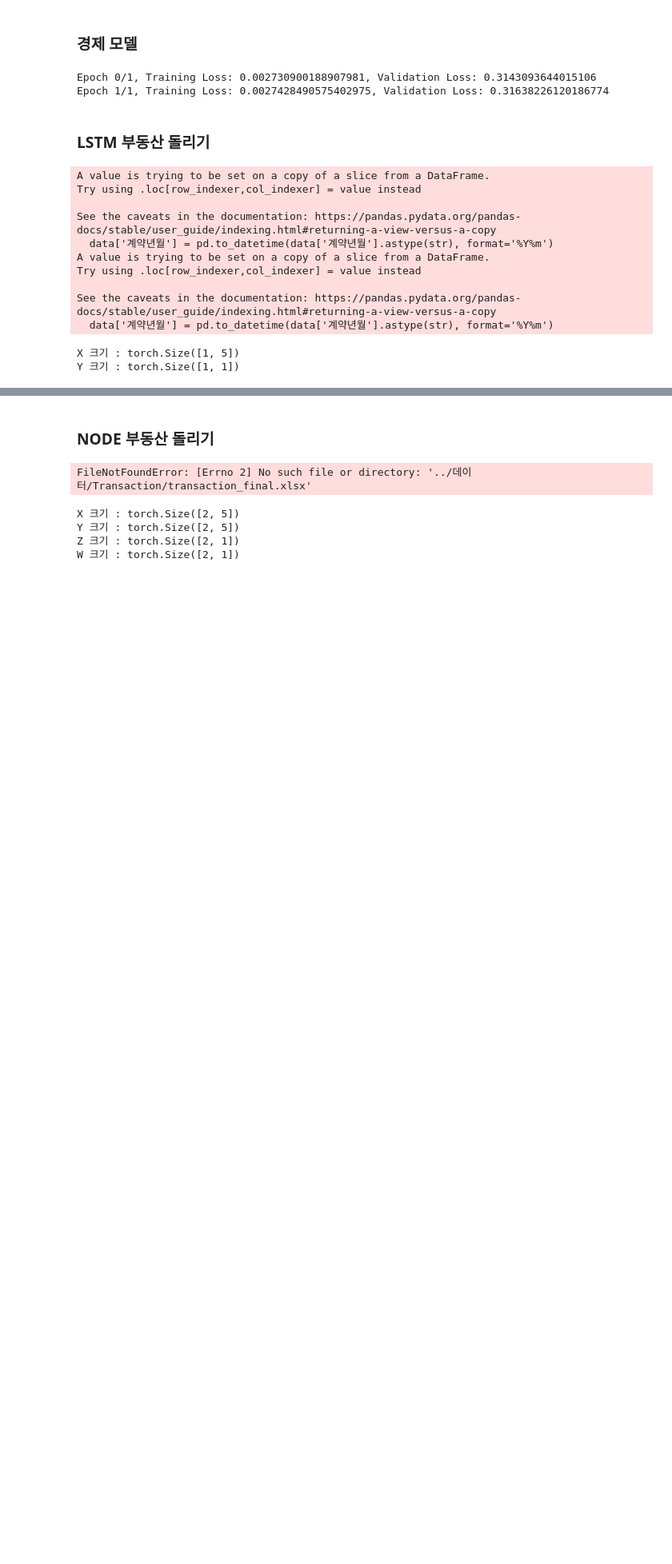
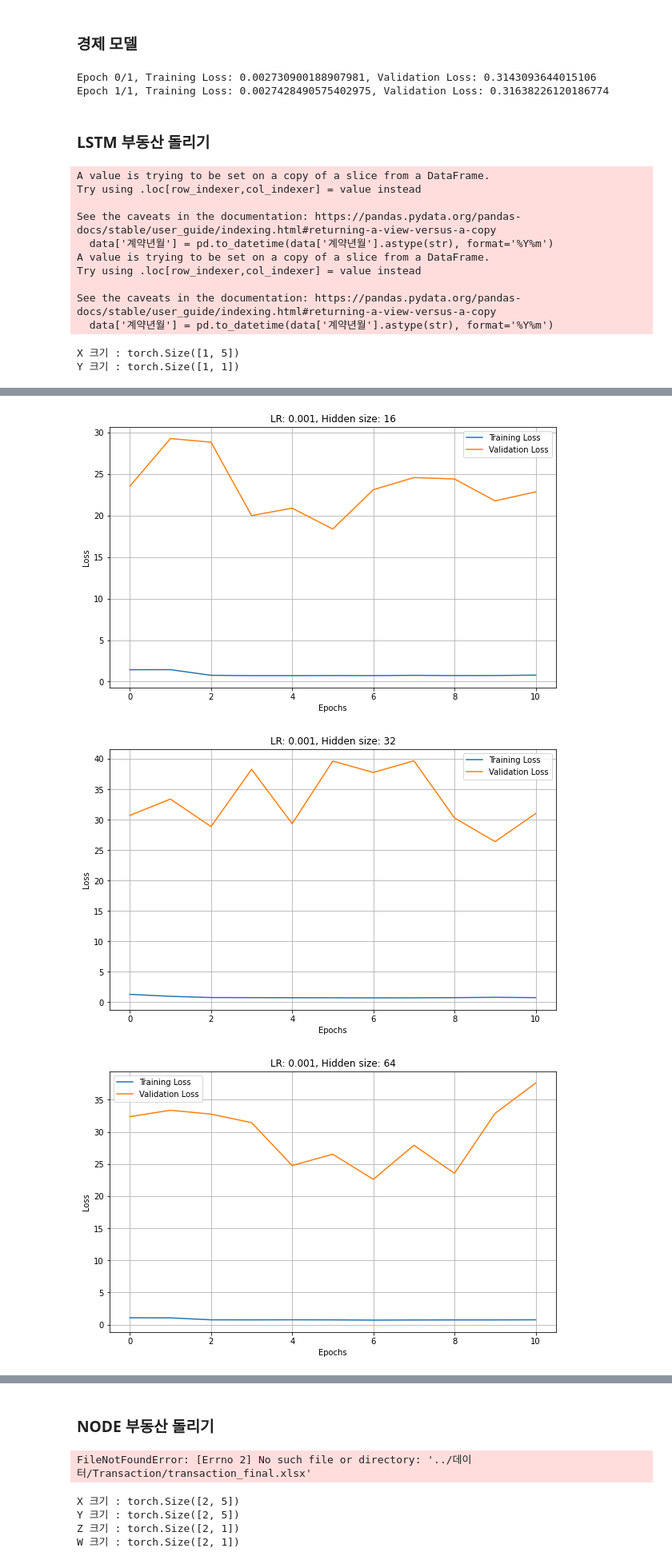
Before and after one commit to hakhyun0615/SCI_Journal, a Jupyter notebook: 코드/train.ipynb, the cells around one changed output, grey strips where cells are left out. Shown at 80% size. Saved outputs shown, nothing was run; the diff lists cells and outputs as text; code cells hidden in the pictures; blank space fills up the shorter version.

```diff
--- a/코드/train.ipynb
+++ b/코드/train.ipynb
@@ -71,7 +71,7 @@ input_size = 5
 output_size = 1
 
 # lr = 1e-5
-num_epochs = 100
+num_epochs = 10
 
 # model = LSTM(input_size=5, hidden_size=hidden_size, device=device)
 
@@ -104,7 +104,7 @@ See the caveats in the documentation: https://pandas.pydata.org/pandas-docs/stab
 X 크기 : torch.Size([1, 5])
 Y 크기 : torch.Size([1, 1])
 # %%
-learning_rates = [0.01, 0.001, 0.0001]
+learning_rates = [0.001, 0.0001]
 hidden_sizes = [16, 32, 64]
 best_val_loss = float('inf')
 
@@ -174,3 +174,4 @@ for (lr, hidden_size), loss_values in losses.items():
     plt.legend()
     plt.grid(True)
     plt.show()
+# %% [output]
@@ -176,0 +195,3 @@ for (lr, hidden_size), loss_values in losses.items():
+[figure, added]
+[figure, added]
+[figure, added]
```
Also changed, not shown: parts of 1 cell of this notebook.
